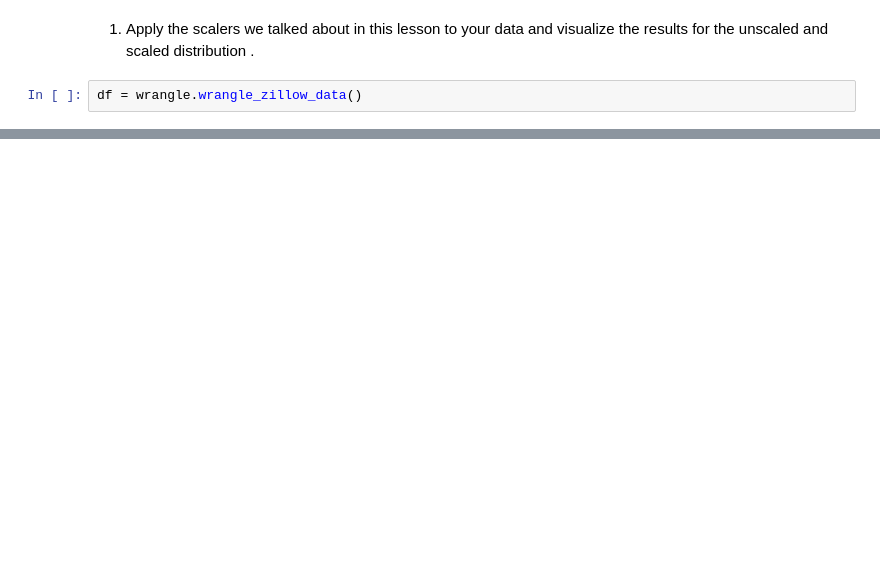
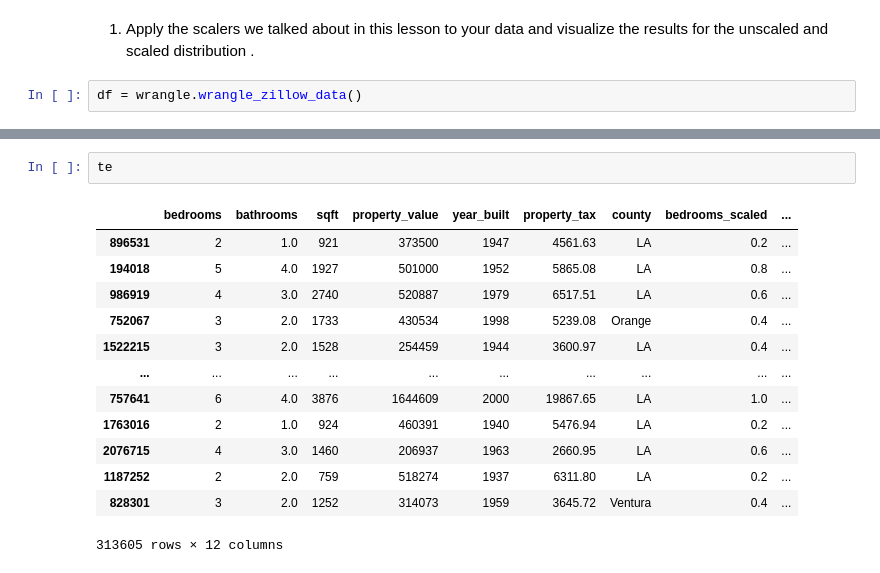
Before and after one commit to martin-reyes/6_regression-exercises, a Jupyter notebook: scaling.ipynb, the cells around one changed output, grey strips where cells are left out. Drawn from its saved outputs; the diff is of its cells as text; blank space fills up the shorter version.

```diff
--- a/scaling.ipynb
+++ b/scaling.ipynb
@@ -93,0 +351,16 @@ train_rb_scaled = robust_scaler.transform(X_train_num)
+# %%
+te
+# %% [output]
+|  | bedrooms | bathrooms | sqft | property_value | year_built | property_tax | county | bedrooms_scaled | ... |
+| 896531 | 2 | 1.0 | 921 | 373500 | 1947 | 4561.63 | LA | 0.2 | ... |
+| 194018 | 5 | 4.0 | 1927 | 501000 | 1952 | 5865.08 | LA | 0.8 | ... |
+| 986919 | 4 | 3.0 | 2740 | 520887 | 1979 | 6517.51 | LA | 0.6 | ... |
+| 752067 | 3 | 2.0 | 1733 | 430534 | 1998 | 5239.08 | Orange | 0.4 | ... |
+| 1522215 | 3 | 2.0 | 1528 | 254459 | 1944 | 3600.97 | LA | 0.4 | ... |
+| ... | ... | ... | ... | ... | ... | ... | ... | ... | ... |
+| 757641 | 6 | 4.0 | 3876 | 1644609 | 2000 | 19867.65 | LA | 1.0 | ... |
+| 1763016 | 2 | 1.0 | 924 | 460391 | 1940 | 5476.94 | LA | 0.2 | ... |
+| 2076715 | 4 | 3.0 | 1460 | 206937 | 1963 | 2660.95 | LA | 0.6 | ... |
+| 1187252 | 2 | 2.0 | 759 | 518274 | 1937 | 6311.80 | LA | 0.2 | ... |
+| 828301 | 3 | 2.0 | 1252 | 314073 | 1959 | 3645.72 | Ventura | 0.4 | ... |
+313605 rows × 12 columns
```
Also changed, not shown: parts of 38 cells of this notebook.
